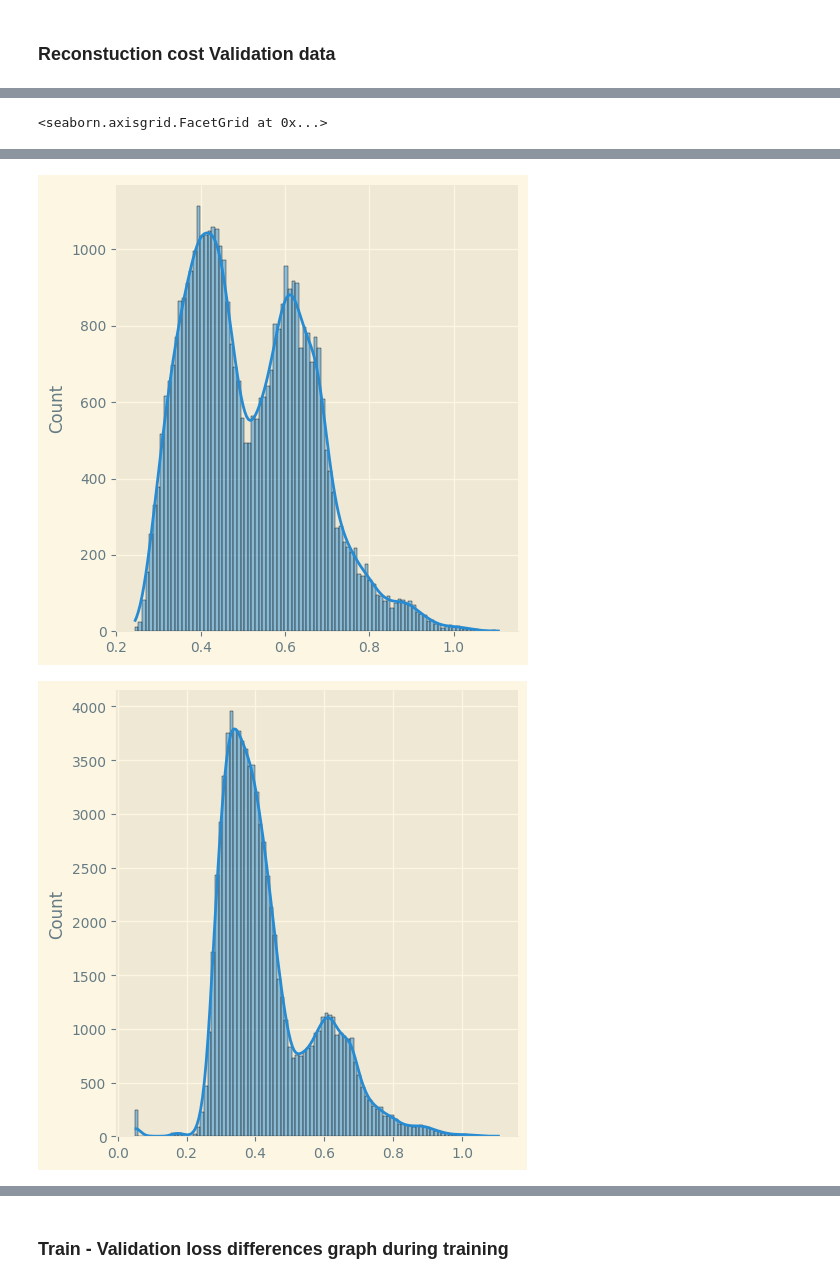
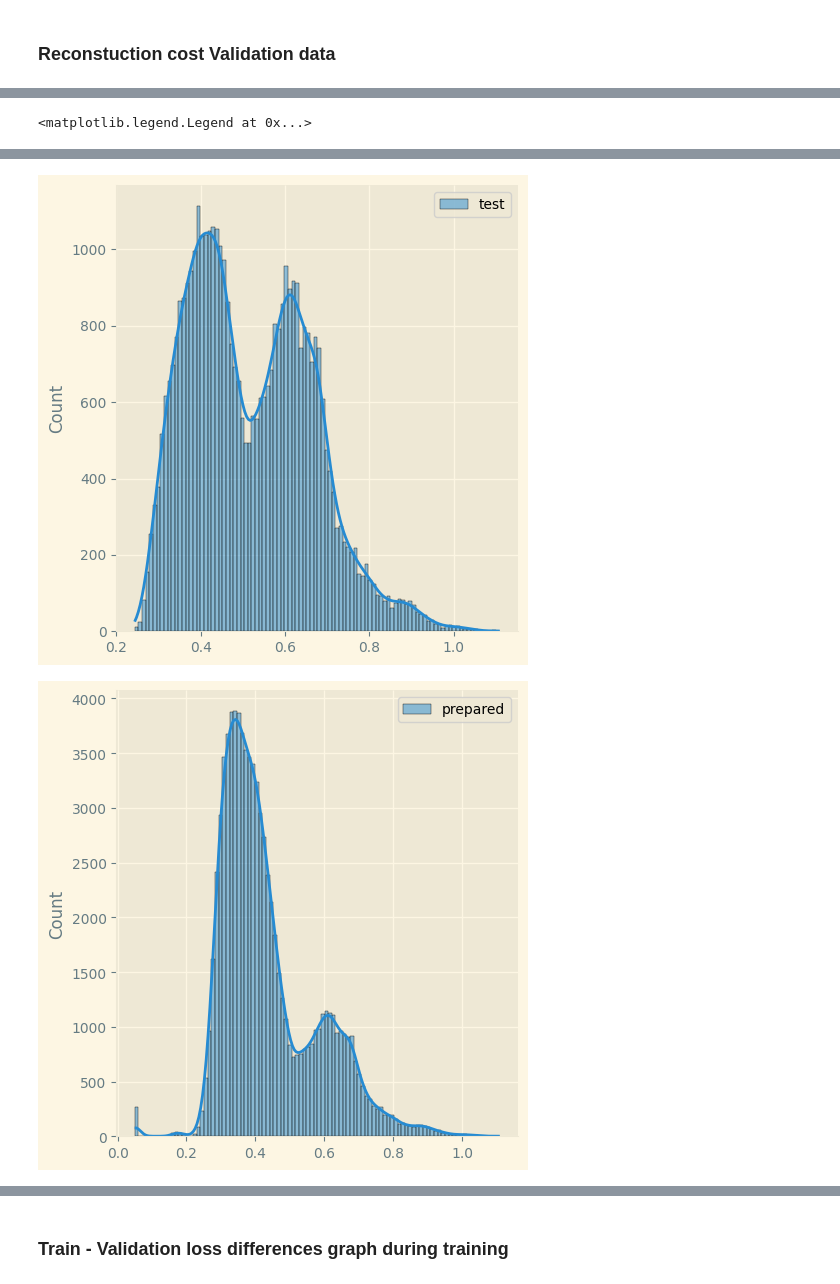
Before and after one commit to shadow036/machine-learning-in-applications, a Jupyter notebook: Autoencoder.ipynb, the cells around one changed output, grey strips where cells are left out. Cells and saved outputs as stored; diff of their text form; code cells hidden in the pictures.

```diff
--- a/Autoencoder.ipynb
+++ b/Autoencoder.ipynb
@@ -446,9 +446,13 @@ mean: 0.3561027449753479
 <seaborn.axisgrid.FacetGrid at 0x...>
 [figure]
 # %%
-sns.displot(cost_train.mean(axis=1), bins=100, kde=True, label="training set")
-sns.displot(cost_test.mean(axis=1), bins=100, kde=True, label="test set")
-sns.displot(cost_test_mixed.mean(axis=1), bins=100, kde=True, label="prepared test set")
-sns.displot(cost_val.mean(axis=1), bins=100, kde=True, label="validation set")
+sns.displot(cost_train.mean(axis=1), bins=100, kde=True, label="train")
+plt.legend()
+sns.displot(cost_test.mean(axis=1), bins=100, kde=True, label="test")
+plt.legend()
+sns.displot(cost_test_mixed.mean(axis=1), bins=100, kde=True, label="prepared")
+plt.legend()
+sns.displot(cost_val.mean(axis=1), bins=100, kde=True, label="validation")
+plt.legend()
 # %% [output]
-<seaborn.axisgrid.FacetGrid at 0x...>
+<matplotlib.legend.Legend at 0x...>
@@ -456,2 +460,2 @@ sns.displot(cost_val.mean(axis=1), bins=100, kde=True, label="validation set")
-[figure, old version]
+[figure, new version]
-[figure, old version]
+[figure, new version]
```
Also changed, not shown: parts of 9 cells of this notebook, 12 other files.
